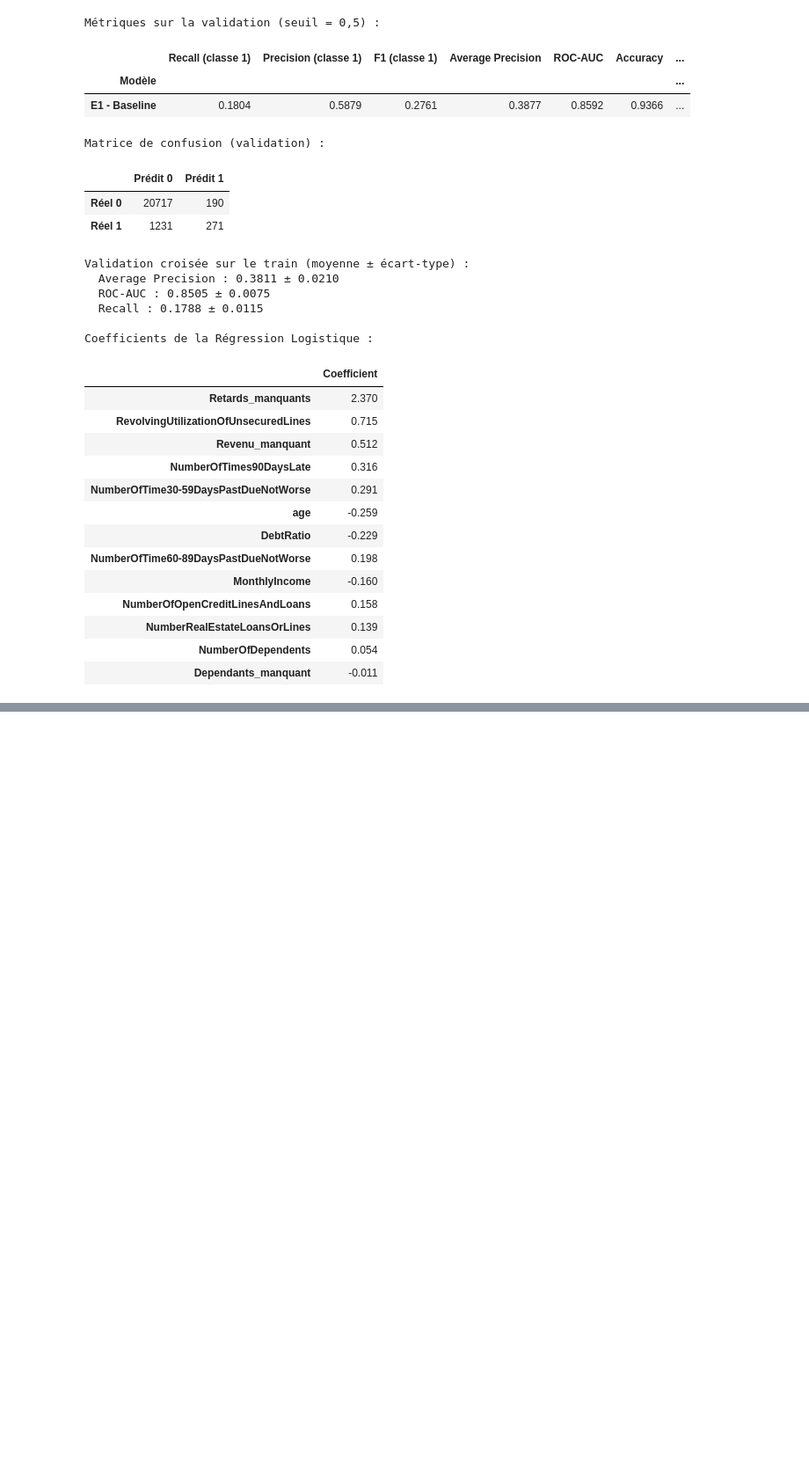
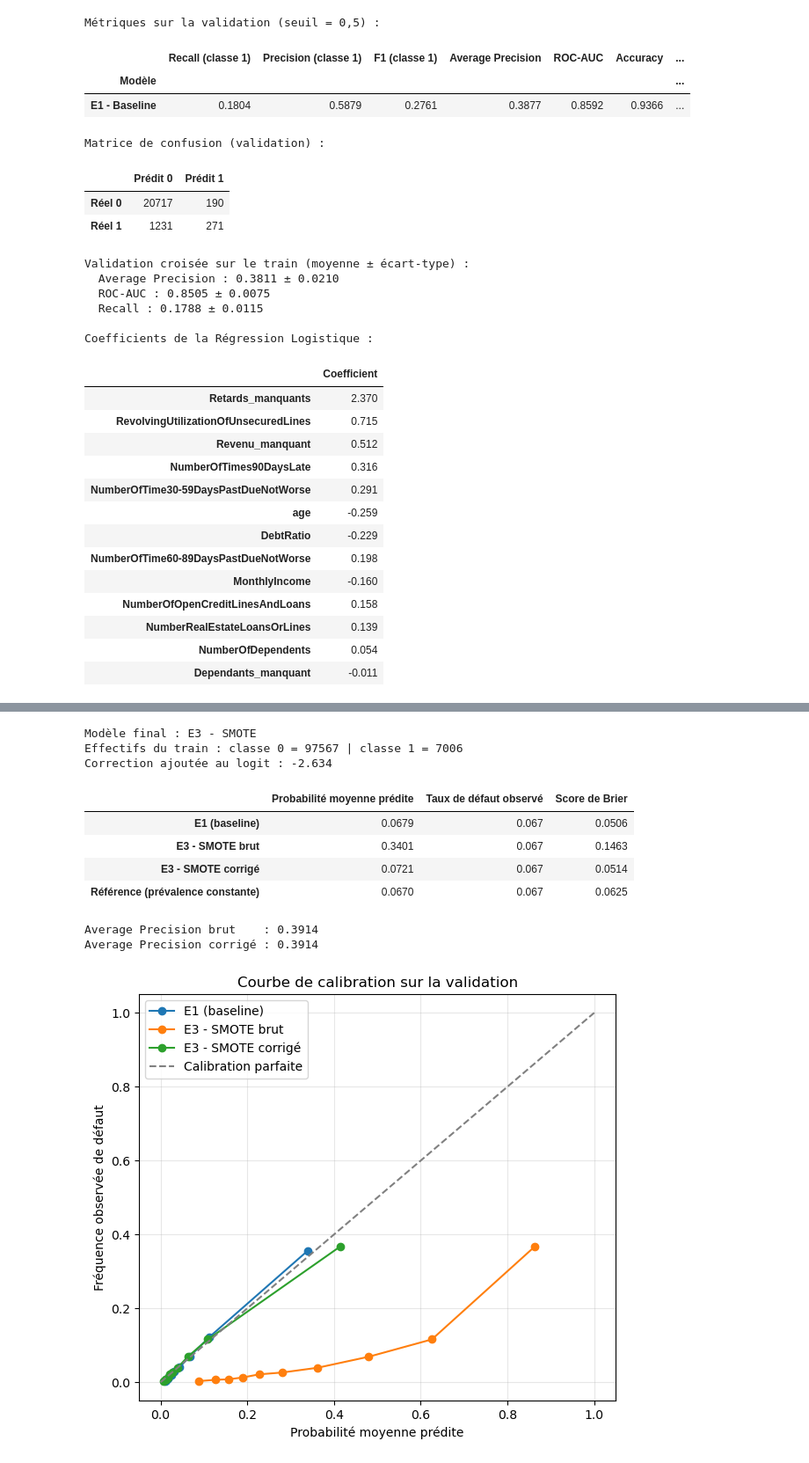
Before and after one commit to omarzinane1/CreditRisk360, a Jupyter notebook: notebooks/credit_scoring.ipynb, the cells around one changed output, grey strips where cells are left out. Shown at 88% size. Saved outputs shown, nothing was run; the diff lists cells and outputs as text; code cells hidden in the pictures; blank space fills up the shorter version.

```diff
--- a/notebooks/credit_scoring.ipynb
+++ b/notebooks/credit_scoring.ipynb
@@ -4436,0 +4865,73 @@ Coefficients de la Régression Logistique :
+# %%
+from sklearn.calibration import calibration_curve
+from sklearn.metrics import brier_score_loss
+
+# Modèle final : "E3 - SMOTE" ou "E2 - class_weight"
+MODELE_FINAL = "E3 - SMOTE"
+modele_final = modeles[MODELE_FINAL]
+
+# 1. Correction de prior (le train a été rééquilibré à 50 % de défauts)
+n0 = int((y_train == 0).sum())
+n1 = int((y_train == 1).sum())
+decalage = np.log(n1 / n0)
+print("Modèle final :", MODELE_FINAL)
+print("Effectifs du train : classe 0 =", n0, "| classe 1 =", n1)
+print("Correction ajoutée au logit :", round(decalage, 3))
+
+# 2. Probabilités brutes et corrigées sur la validation
+z_final = modele_final.decision_function(X_val)
+proba_finale_brute = 1 / (1 + np.exp(-z_final))
+proba_finale_corrigee = 1 / (1 + np.exp(-(z_final + decalage)))
+proba_e1 = modeles["E1 - Baseline"].predict_proba(X_val)[:, 1]
+
+versions = {
+    "E1 (baseline)": proba_e1,
+    f"{MODELE_FINAL} brut": proba_finale_brute,
+    f"{MODELE_FINAL} corrigé": proba_finale_corrigee
+}
+
+# 3. Résumé : probabilité moyenne et score de Brier
+resume = pd.DataFrame({
+    nom: {
+        "Probabilité moyenne prédite": p.mean(),
+        "Taux de défaut observé": y_val.mean(),
+        "Score de Brier": brier_score_loss(y_val, p)
+    }
+    for nom, p in versions.items()
+}).T
+resume.loc["Référence (prévalence constante)"] = [
+    y_val.mean(), y_val.mean(),
+    brier_score_loss(y_val, np.full(len(y_val), y_val.mean()))
+]
+display(resume.round(4))
+
+# 4. La correction ne change pas le classement
+print("Average Precision brut    :", round(average_precision_score(y_val, proba_finale_brute), 4))
+print("Average Precision corrigé :", round(average_precision_score(y_val, proba_finale_corrigee), 4))
+
+# 5. Courbe de calibration
+fig, ax = plt.subplots(figsize=(7, 6))
+for nom, p in versions.items():
+    frequence_observee, proba_moyenne = calibration_curve(
+        y_val, p, n_bins=10, strategy="quantile"
+    )
+    ax.plot(proba_moyenne, frequence_observee, marker="o", label=nom)
+ax.plot([0, 1], [0, 1], linestyle="--", color="grey", label="Calibration parfaite")
+ax.set_xlabel("Probabilité moyenne prédite")
+ax.set_ylabel("Fréquence observée de défaut")
+ax.set_title("Courbe de calibration sur la validation")
+ax.legend()
+ax.grid(alpha=0.3)
+plt.show()
+# %% [output]
+Modèle final : E3 - SMOTE
+Effectifs du train : classe 0 = 97567 | classe 1 = 7006
+Correction ajoutée au logit : -2.634
+|  | Probabilité moyenne prédite | Taux de défaut observé | Score de Brier |
+| E1 (baseline) | 0.0679 | 0.067 | 0.0506 |
+| E3 - SMOTE brut | 0.3401 | 0.067 | 0.1463 |
+| E3 - SMOTE corrigé | 0.0721 | 0.067 | 0.0514 |
+| Référence (prévalence constante) | 0.0670 | 0.067 | 0.0625 |
+Average Precision brut    : 0.3914
+Average Precision corrigé : 0.3914
+[figure, added]
```
Also changed, not shown: parts of 26 cells of this notebook, 4 other files.
